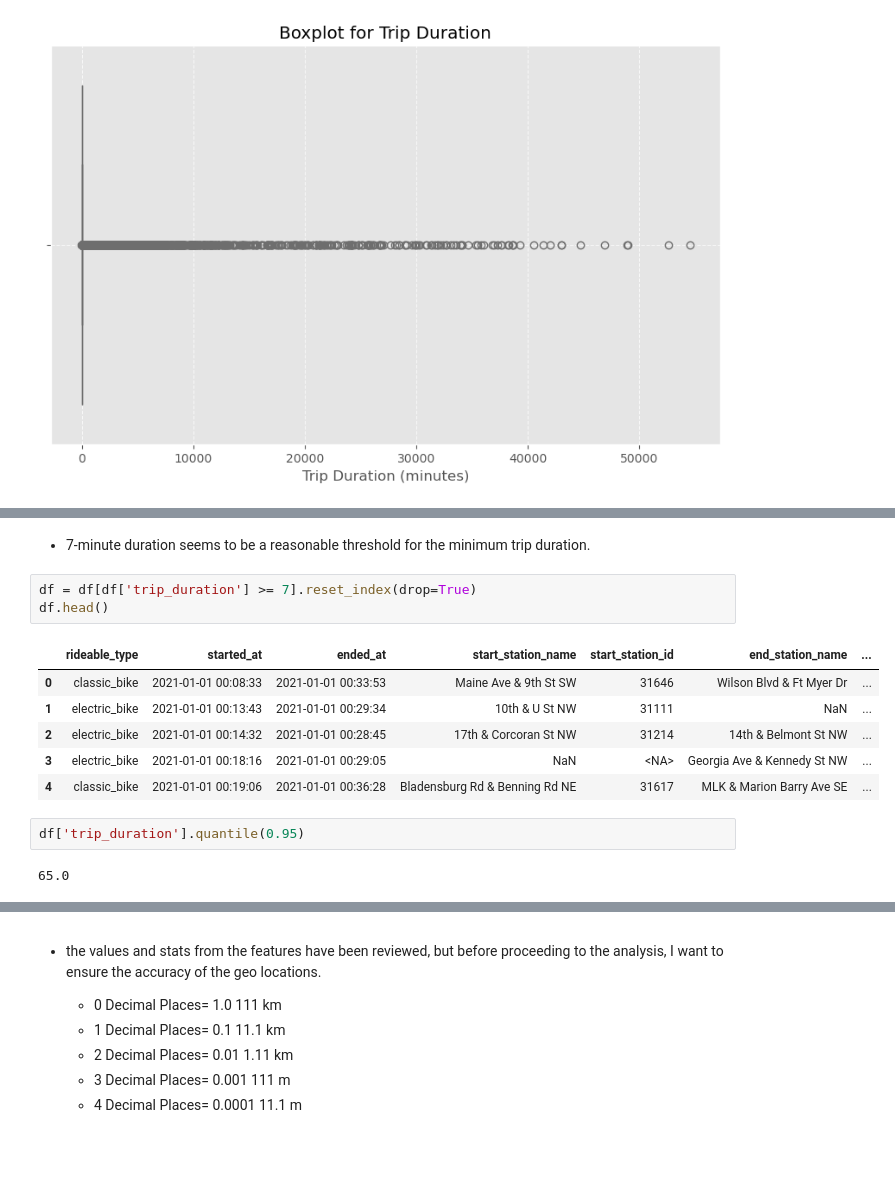
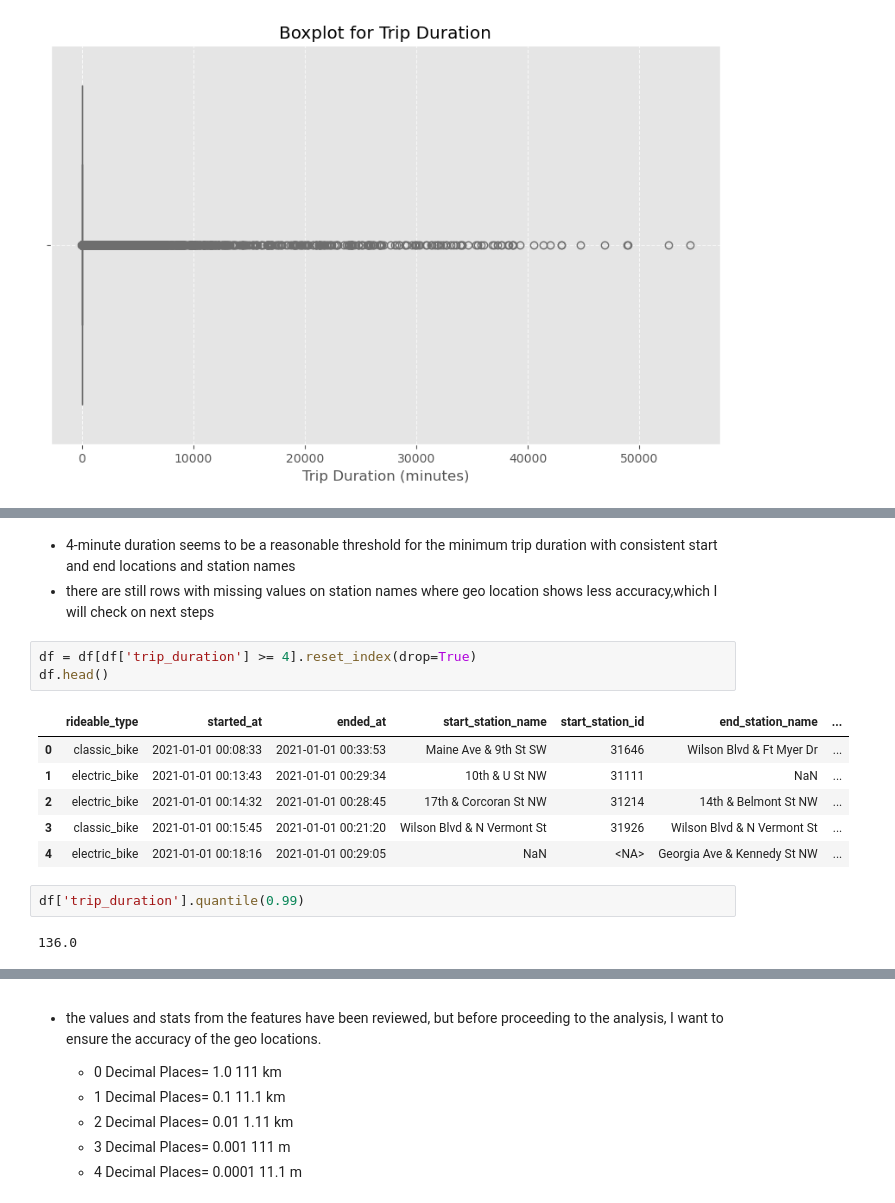
Before and after one commit to airsahin/Capital-Bike-Share, a Jupyter notebook: capital_bike_share.ipynb, the cells around one changed output, grey strips where cells are left out. Cells and saved outputs as stored; diff of their text form; blank space fills up the shorter version.

```diff
--- a/capital_bike_share.ipynb
+++ b/capital_bike_share.ipynb
@@ -1394,18 +1342,19 @@ df.describe()
 | max | 2023-12-31 23:59:38 | 2024-01-01 15:24:35 | 33,200.000000 | 33,200.000000 | 39.140000 | -76.820000 | 39.190000 | 0.000000 | ... |
 | std | NaN | NaN | 264.666758 | 265.009453 | 0.026818 | 0.033437 | 0.050498 | 0.091287 | ... |
 # %% [markdown]
-* 7-minute duration seems to be a reasonable threshold for the minimum trip duration.
+* 4-minute duration seems to be a reasonable threshold for the minimum trip duration with consistent start and end locations and station names
+* there are still rows with missing values on station names where geo location shows less accuracy,which I will check on next steps
 # %%
-df = df[df['trip_duration'] >= 7].reset_index(drop=True)
+df = df[df['trip_duration'] >= 4].reset_index(drop=True)
 df.head()
 # %% [output]
 |  | rideable_type | started_at | ended_at | start_station_name | start_station_id | end_station_name | ... |
 | 0 | classic_bike | 2021-01-01 00:08:33 | 2021-01-01 00:33:53 | Maine Ave & 9th St SW | 31646 | Wilson Blvd & Ft Myer Dr | ... |
 | 1 | electric_bike | 2021-01-01 00:13:43 | 2021-01-01 00:29:34 | 10th & U St NW | 31111 | NaN | ... |
 | 2 | electric_bike | 2021-01-01 00:14:32 | 2021-01-01 00:28:45 | 17th & Corcoran St NW | 31214 | 14th & Belmont St NW | ... |
-| 3 | electric_bike | 2021-01-01 00:18:16 | 2021-01-01 00:29:05 | NaN | <NA> | Georgia Ave & Kennedy St NW | ... |
-| 4 | classic_bike | 2021-01-01 00:19:06 | 2021-01-01 00:36:28 | Bladensburg Rd & Benning Rd NE | 31617 | MLK & Marion Barry Ave SE | ... |
+| 3 | classic_bike | 2021-01-01 00:15:45 | 2021-01-01 00:21:20 | Wilson Blvd & N Vermont St | 31926 | Wilson Blvd & N Vermont St | ... |
+| 4 | electric_bike | 2021-01-01 00:18:16 | 2021-01-01 00:29:05 | NaN | <NA> | Georgia Ave & Kennedy St NW | ... |
 # %%
-df['trip_duration'].quantile(0.95)
+df['trip_duration'].quantile(0.99)
 # %% [output]
-65.0
+136.0
```
Also changed, not shown: parts of 40 cells of this notebook.
